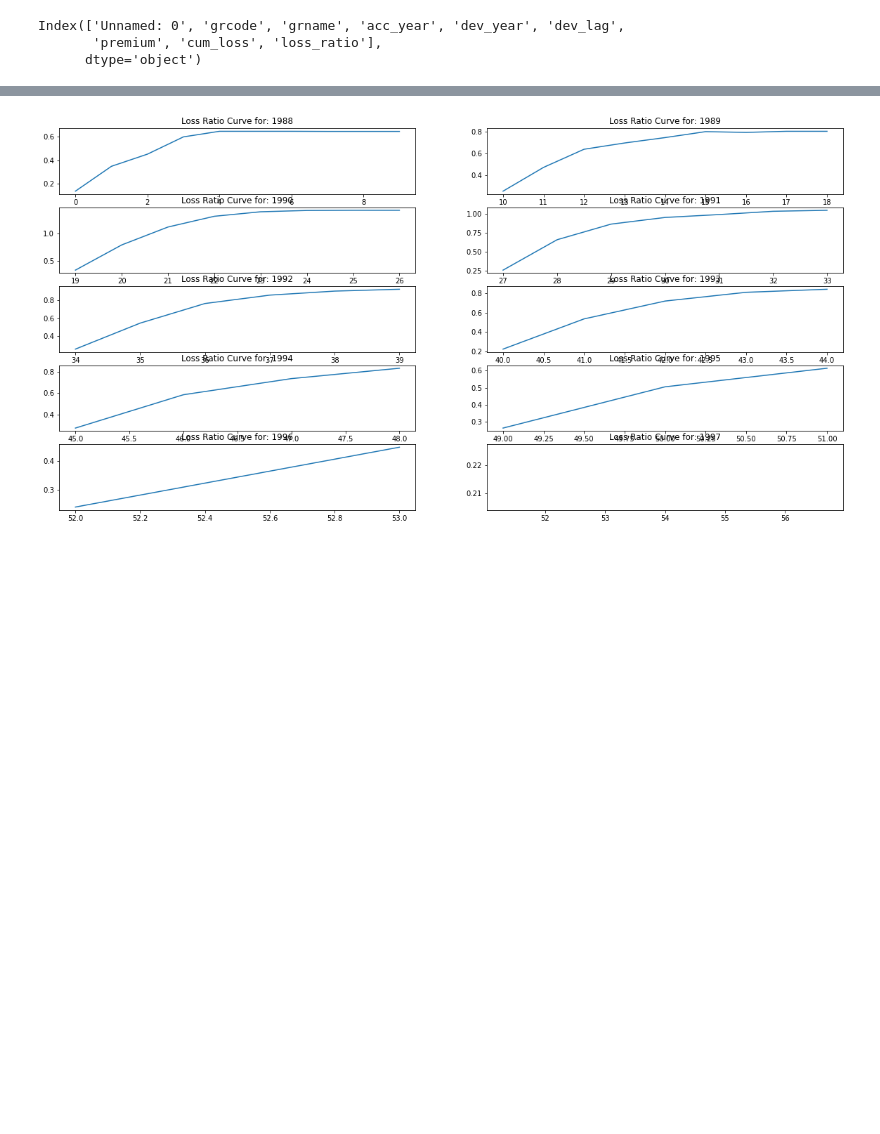
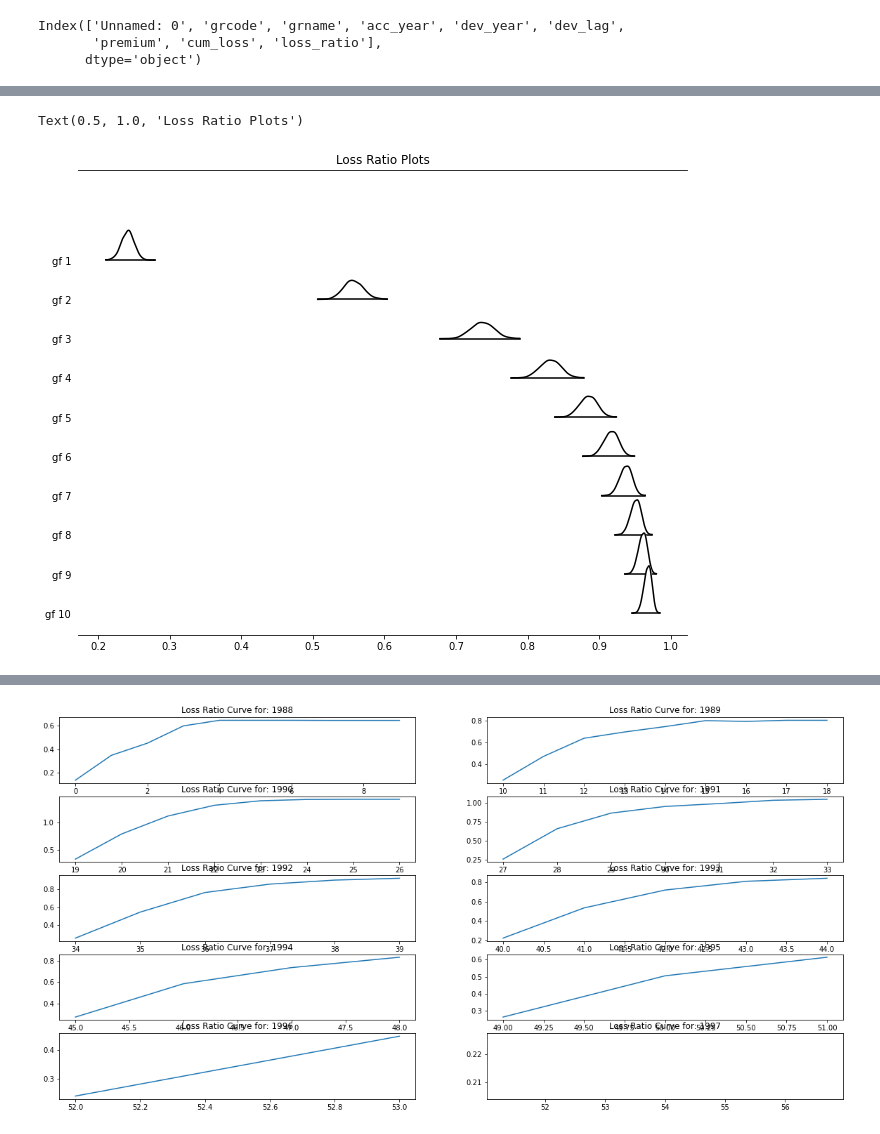
Before and after one commit to NathanielF/old_github_io_site, a Jupyter notebook: notebooks/Hierarchical_Claims.ipynb, the cells around one changed output, grey strips where cells are left out. Drawn from its saved outputs; the diff is of its cells as text; code cells hidden in the pictures; blank space fills up the shorter version.

```diff
--- a/notebooks/Hierarchical_Claims.ipynb
+++ b/notebooks/Hierarchical_Claims.ipynb
@@ -41,6 +41,7 @@ def make_model(model_data, params,  growth_function ='logistic'):
         ## Parameters for the growth factor
         omega = pm.Lognormal('omega', params['omega'][0], params['omega'][1]);
         theta = pm.Lognormal('theta', params['theta'][0], params['theta'][1]);
+
         t = pm.Data("t", t_values, dims='t_values')
         if growth_function == 'logistic':
             gf = pm.Deterministic('gf', (t**omega /  (t**omega + theta**omega)), dims='t_values')
@@ -51,8 +52,9 @@ def make_model(model_data, params,  growth_function ='logistic'):
 
         t_indx = pm.Data("t_idx", t_idx, dims='obs')
         cohort_idx = pm.Data('c_idx', cohort_id, dims='obs')
+        obs = pm.Data('obs_idx', range(n_data), dims='obs')
         lm = pm.Deterministic('lm', LR[cohort_idx] * prem[cohort_idx] *gf[t_indx], dims=('obs'))
-        max_loss = pm.Deterministic('max_loss', tt.max(lm[t_idx]))
+        #max_loss = pm.Deterministic('max_loss', tt.max(lm[t_idx]))
 
         # Likelihood (sampling distribution) of observations
         loss = pm.Normal('loss', lm, loss_sd * prem[cohort_idx], observed=loss_real, dims='obs')
@@ -81,3 +100,15 @@ The number of effective samples is smaller than 25% for some parameters.
+# %%
+axes = az.plot_forest(logistic_idata,
+                           kind='ridgeplot',
+                           var_names=['gf'],
+                           combined=True,
+                           ridgeplot_overlap=3,
+                           colors='white',
+                           figsize=(9, 7))
+axes[0].set_title('Loss Ratio Plots')
+# %% [output]
+Text(0.5, 1.0, 'Loss Ratio Plots')
+[figure, added]
 # %%
 g = pm.model_to_graphviz(logistic_model)
 g
```
Also changed, not shown: parts of 8 cells of this notebook, 13 other files.
